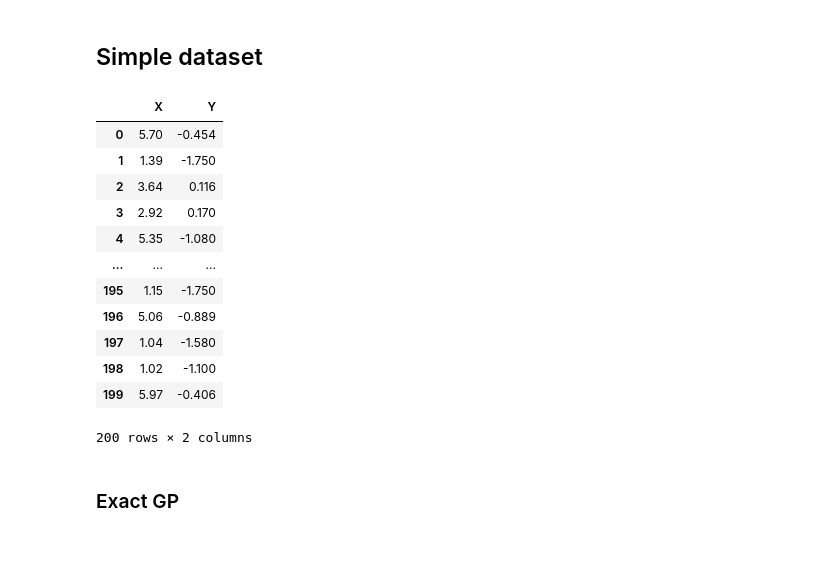
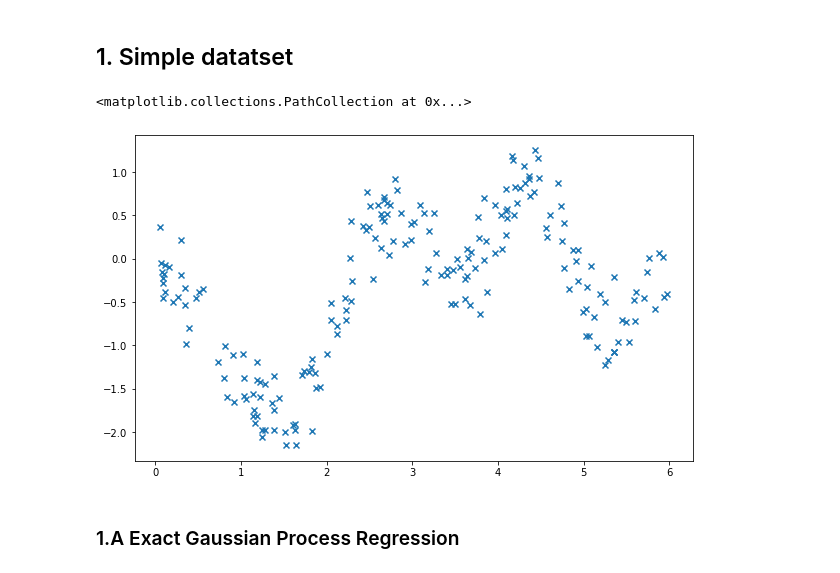
Before and after one commit to sadok95jee/MVABML, a Jupyter notebook: sparse_gp_comparison.ipynb, the cells around one changed output. Cells and saved outputs as stored; diff of their text form; code cells hidden in the pictures; blank space fills up the shorter version.

```diff
--- a/sparse_gp_comparison.ipynb
+++ b/sparse_gp_comparison.ipynb
@@ -16,20 +23,3 @@ import pandas as pd
 # %% [markdown]
-## Simple dataset
+## 1. Simple datatset
-# %%
-df_train = pd.read_csv("simple_example/Simple_train.csv")
-df_train
-# %% [output]
-|  | X | Y |
-| 0 | 5.70 | -0.454 |
-| 1 | 1.39 | -1.750 |
-| 2 | 3.64 | 0.116 |
-| 3 | 2.92 | 0.170 |
-| 4 | 5.35 | -1.080 |
-| ... | ... | ... |
-| 195 | 1.15 | -1.750 |
-| 196 | 5.06 | -0.889 |
-| 197 | 1.04 | -1.580 |
-| 198 | 1.02 | -1.100 |
-| 199 | 5.97 | -0.406 |
-200 rows × 2 columns
 # %%
@@ -37,2 +33,8 @@ X_train, y_train = torch.from_numpy(df_train['X'].values).float(), torch.from_nu
-# %% [markdown]
-### Exact GP
+# %%
+plt.figure(figsize=(10 , 6))
+plt.scatter(df_train['X'] , df_train['Y'] , marker = 'x')
+# %% [output]
+<matplotlib.collections.PathCollection at 0x...>
+[figure, added]
+# %% [markdown]
+### 1.A Exact Gaussian Process Regression
```
Also changed, not shown: parts of 33 cells of this notebook.
